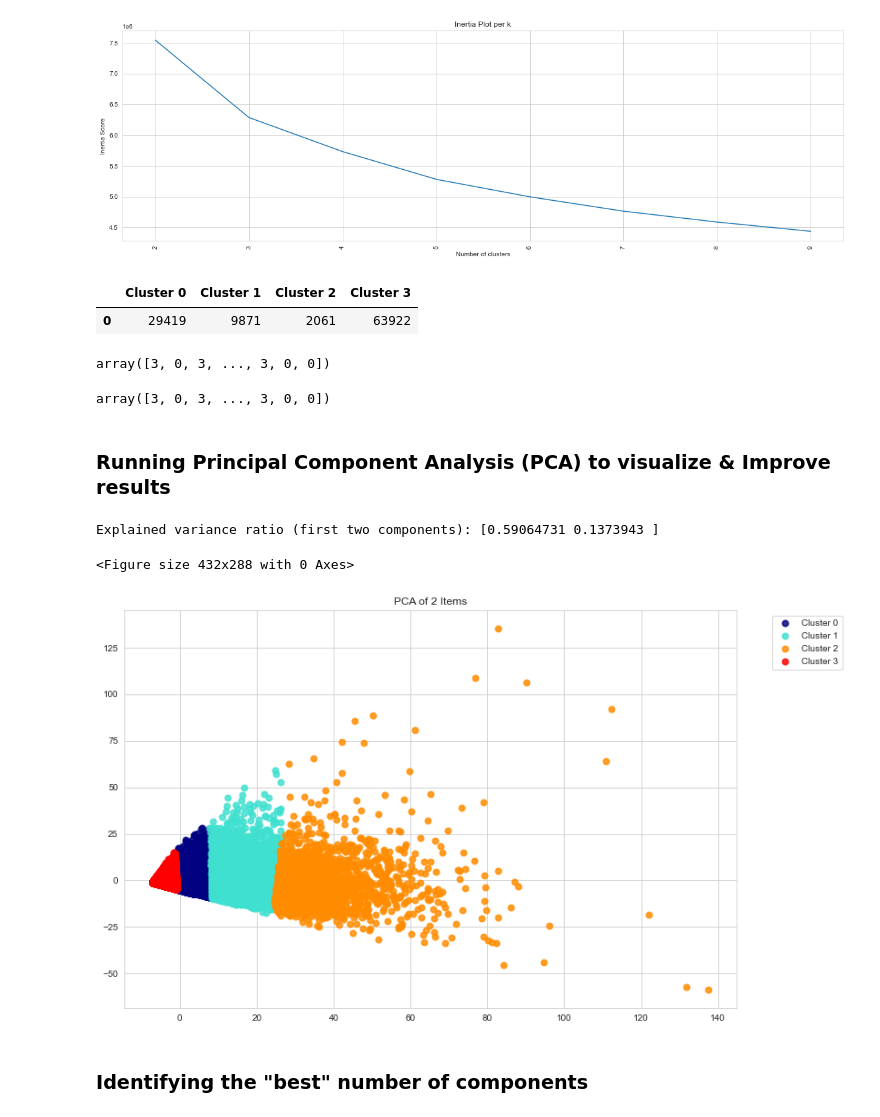
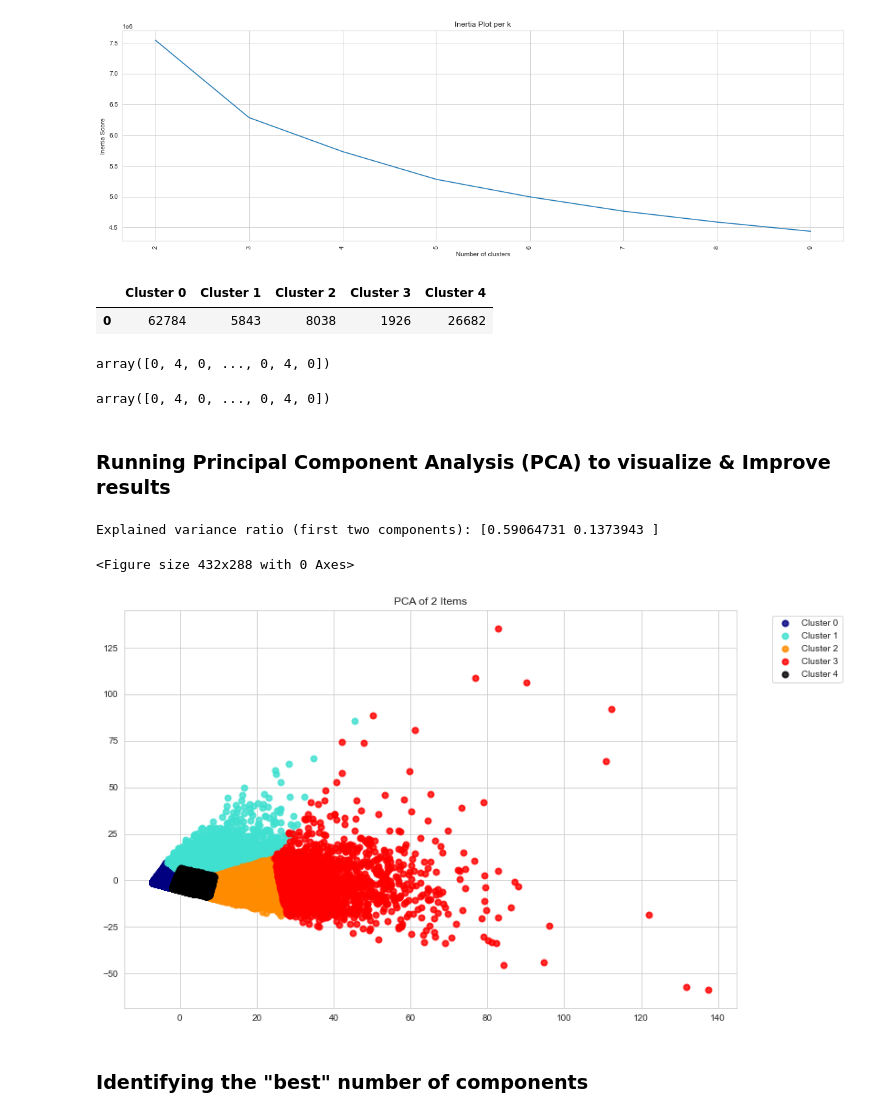
Before and after one commit to Rupesh707/Think-Tank-Case-Study, a Jupyter notebook: EDA.ipynb, the cells around one changed output. Saved outputs shown, nothing was run; the diff lists cells and outputs as text; code cells hidden in the pictures.

```diff
--- a/EDA.ipynb
+++ b/EDA.ipynb
@@ -387,8 +393,8 @@ plt.title("Inertia Plot per k")
 Text(0.5, 1.0, 'Inertia Plot per k')
 [figure]
 # %%
-# Re-running K means on 4 clusters
-kmeans = KMeans(n_clusters=4, random_state=2)
+# Re-running K means on 5 clusters
+kmeans = KMeans(n_clusters=5, random_state=2)
 kmeans = kmeans.fit(X_train)
 
 kmeans.labels_
@@ -399,24 +405,24 @@ predictions = kmeans.predict(X_train)
 
 # Calculating the Counts of the cluster
 unique , counts = np.unique(predictions, return_counts=True)
-counts = counts.reshape(1,4)
+counts = counts.reshape(1,5)
 
 # Creating the plot
-countscldf = pd.DataFrame(counts, columns=["Cluster 0 ", "Cluster 1" , "Cluster 2", "Cluster 3"])
+countscldf = pd.DataFrame(counts, columns=["Cluster 0 ", "Cluster 1" , "Cluster 2", "Cluster 3", "Cluster 4"])
 
 # Display
 countscldf
 # %% [output]
-|  | Cluster 0 | Cluster 1 | Cluster 2 | Cluster 3 |
-| 0 | 29419 | 9871 | 2061 | 63922 |
+|  | Cluster 0 | Cluster 1 | Cluster 2 | Cluster 3 | Cluster 4 |
+| 0 | 62784 | 5843 | 8038 | 1926 | 26682 |
 # %%
 kmeans.labels_
 # %% [output]
-array([3, 0, 3, ..., 3, 0, 0])
+array([0, 4, 0, ..., 0, 4, 0])
-# %%
-Predictions
-# %% [output]
-array([3, 0, 3, ..., 3, 0, 0])
+# %%
+predictions
+# %% [output]
+array([0, 4, 0, ..., 0, 4, 0])
 # %% [markdown]
 ### Running Principal Component Analysis (PCA) to visualize & Improve results
 # %%
@@ -425,36 +431,36 @@ array([3, 0, 3, ..., 3, 0, 0])
 from sklearn.decomposition import PCA
 from sklearn.discriminant_analysis import LinearDiscriminantAnalysis
 
 X = X_train
 y_num = predictions
 
-target_names = ["Cluster 0","Cluster 1","Cluster 2", "Cluster 3"]
+target_names = ["Cluster 0","Cluster 1","Cluster 2", "Cluster 3","Cluster 4"]
 
 pca = PCA(n_components=2, random_state = 453)
 X_r = pca.fit(X).transform(X)
 
 
 # Percentage of variance explained for each components
 print('Explained variance ratio (first two components): %s' % str(pca.explained_variance_ratio_))
 
 # Plotting the data
 plt.figure()
 plt.figure(figsize=(12,8))
 colors = ['navy', 'turquoise', 'darkorange', 'red', 'black']
 lw = 2
 
 
-for color, i, target_name in zip(colors, [0, 1, 2, 3], target_names):
+for color, i, target_name in zip(colors, [0, 1, 2, 3,4], target_names):
     plt.scatter(X_r[y_num == i, 0], X_r[y_num == i, 1], color=color, alpha=.8, lw=lw,label=target_name)
 
 plt.legend(loc='best', shadow=False, scatterpoints=1)
 plt.legend(bbox_to_anchor=(1.05, 1), loc=2, borderaxespad=0.6)
 plt.title('PCA of 2 Items')
 plt.show()
 # %% [output]
 Explained variance ratio (first two components): [0.59064731 0.1373943 ]
 <Figure size 432x288 with 0 Axes>
-[figure, old version]
+[figure, new version]
 # %% [markdown]
 ###  Identifying the "best" number of components
 # %%
```
Also changed, not shown: parts of 14 cells of this notebook, 1 other file.
